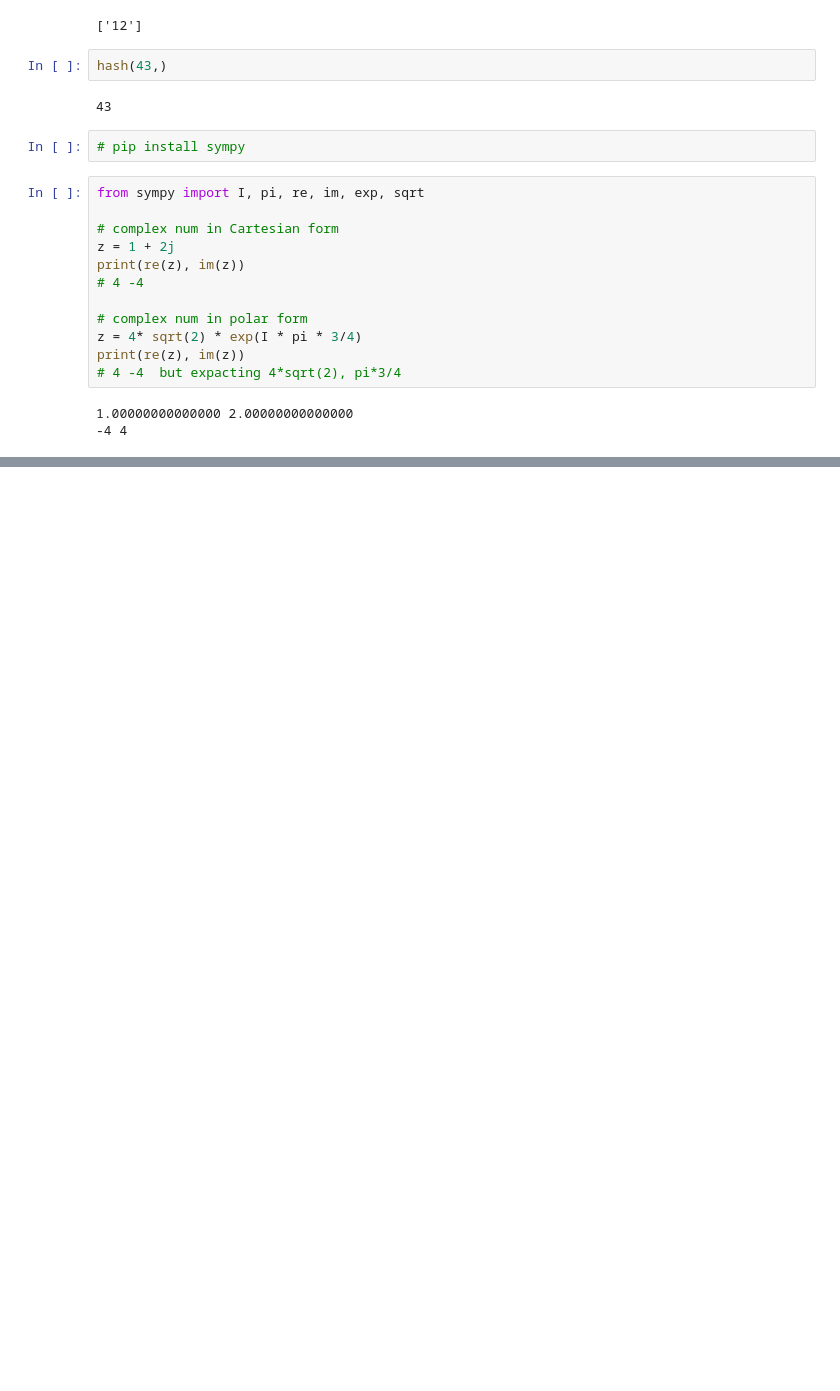
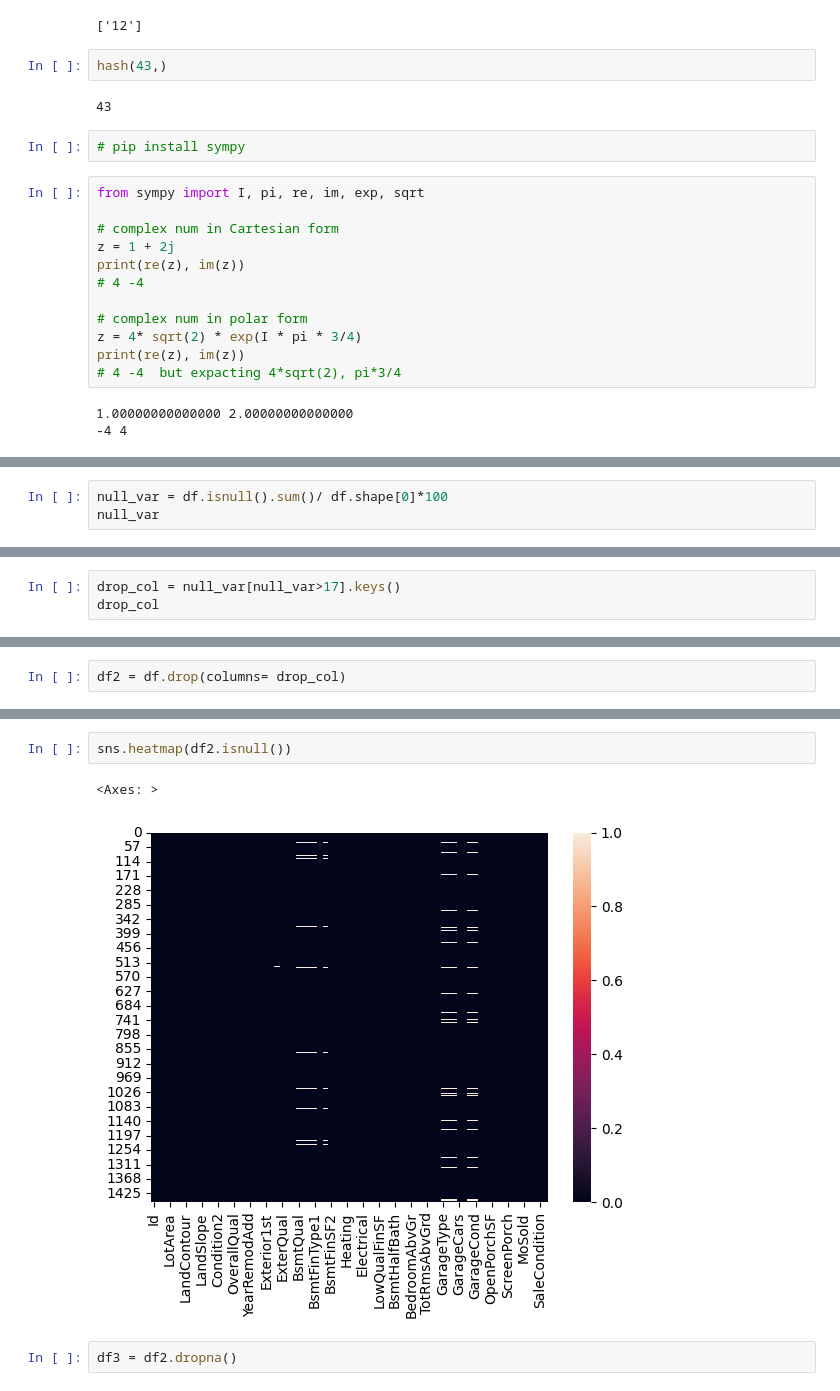
Before and after one commit to pmanish790/dsc, a Jupyter notebook: Ana_patern.ipynb, the cells around one changed output, grey strips where cells are left out. Cells and saved outputs as stored; diff of their text form; blank space fills up the shorter version.

```diff
--- a/Ana_patern.ipynb
+++ b/Ana_patern.ipynb
@@ -2072,0 +2159,3 @@ print(re(z), im(z))
+# %%
+null_var = df.isnull().sum()/ df.shape[0]*100
+null_var
@@ -2072,0 +2180,3 @@ print(re(z), im(z))
+# %%
+drop_col = null_var[null_var>17].keys()
+drop_col
@@ -2072,0 +2187,2 @@ print(re(z), im(z))
+# %%
+df2 = df.drop(columns= drop_col)
@@ -2072,0 +2212,7 @@ print(re(z), im(z))
+# %%
+sns.heatmap(df2.isnull())
+# %% [output]
+<Axes: >
+[figure, added]
+# %%
+df3 = df2.dropna()
```
Also changed, not shown: parts of 67 cells of this notebook.
